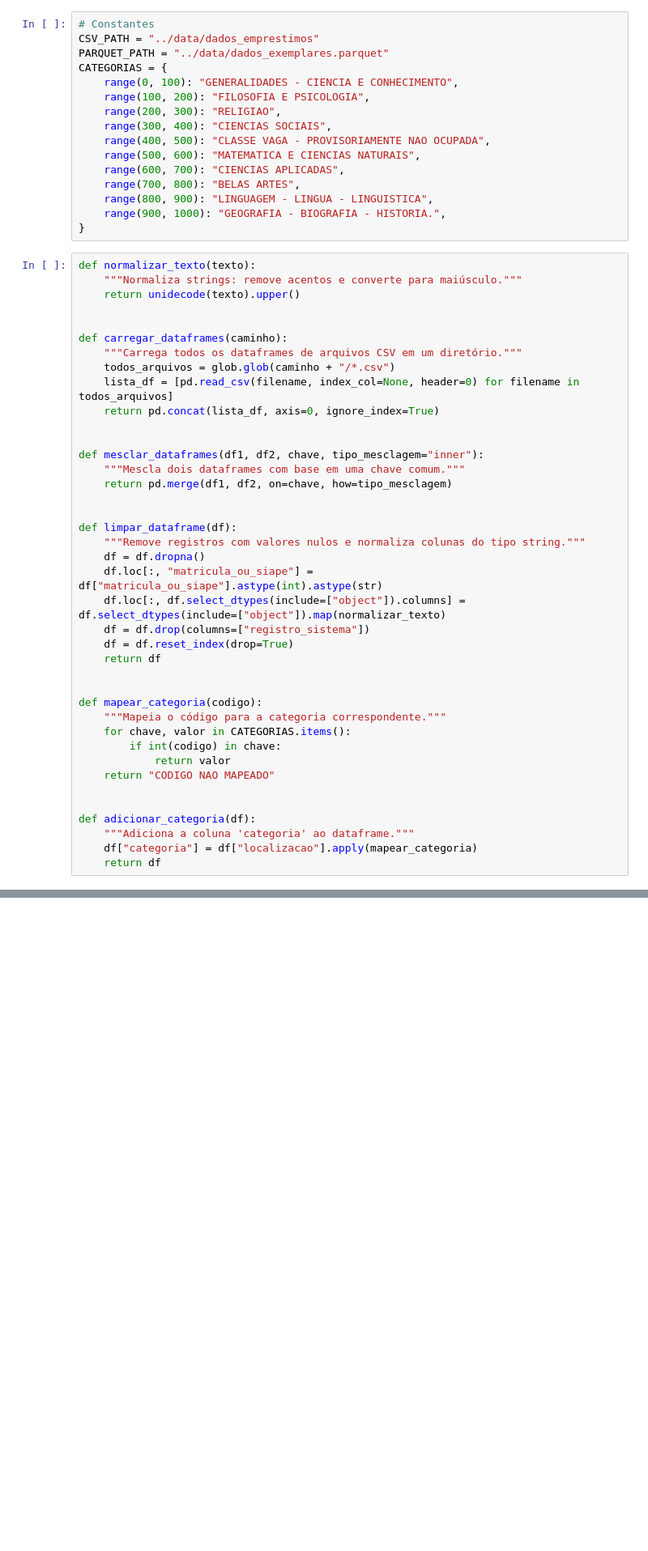
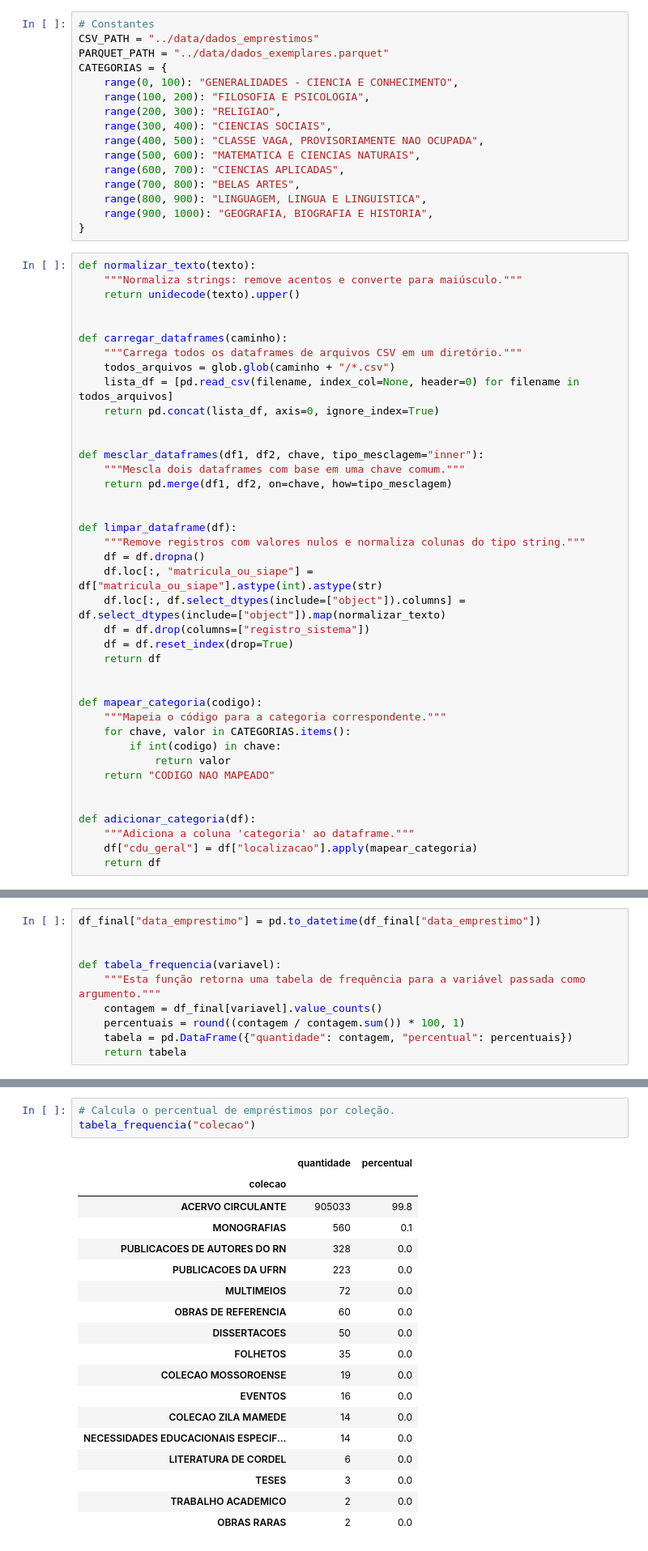
Before and after one commit to santannaflaercio/analise-dados-biblioteca, a Jupyter notebook: notebooks/analise_dos_dados.ipynb, the cells around one changed output, grey strips where cells are left out. Shown at 81% size. Cells and saved outputs as stored; diff of their text form; blank space fills up the shorter version.

Commit message:
Refactor: Update column naming and expand with frequency tables

```diff
--- a/notebooks/analise_dos_dados.ipynb
+++ b/notebooks/analise_dos_dados.ipynb
@@ -14,12 +14,12 @@ CATEGORIAS = {
     range(100, 200): "FILOSOFIA E PSICOLOGIA",
     range(200, 300): "RELIGIAO",
     range(300, 400): "CIENCIAS SOCIAIS",
-    range(400, 500): "CLASSE VAGA - PROVISORIAMENTE NAO OCUPADA",
+    range(400, 500): "CLASSE VAGA, PROVISORIAMENTE NAO OCUPADA",
     range(500, 600): "MATEMATICA E CIENCIAS NATURAIS",
     range(600, 700): "CIENCIAS APLICADAS",
     range(700, 800): "BELAS ARTES",
-    range(800, 900): "LINGUAGEM - LINGUA - LINGUISTICA",
-    range(900, 1000): "GEOGRAFIA - BIOGRAFIA - HISTORIA.",
+    range(800, 900): "LINGUAGEM, LINGUA E LINGUISTICA",
+    range(900, 1000): "GEOGRAFIA, BIOGRAFIA E HISTORIA",
 }
 # %%
 def normalizar_texto(texto):
@@ -59,7 +59,7 @@ def mapear_categoria(codigo):
 
 def adicionar_categoria(df):
     """Adiciona a coluna 'categoria' ao dataframe."""
-    df["categoria"] = df["localizacao"].apply(mapear_categoria)
+    df["cdu_geral"] = df["localizacao"].apply(mapear_categoria)
     return df
 # %%
 # Carregar os arquivos CSV em um dataframe unificado
@@ -181,3 +182,13 @@ A análise do gráfico revela um padrão notável na atividade de empréstimos a
 * A partir das 18 horas, nota-se uma redução drástica na atividade de empréstimo, possivelmente devido ao encerramento das operações da biblioteca ou à redução esperada do fluxo de usuários ao final do expediente.
 
 Essas informações são cruciais para a biblioteca ao planejar a alocação de recursos, definir os horários de trabalho dos funcionários e elaborar estratégias promocionais para incentivar o empréstimo de livros nos períodos de menor atividade. Adicionalmente, a identificação do horário de pico é essencial para otimizar a gestão do espaço físico e do acervo, garantindo um atendimento eficiente durante os momentos de alta demanda.
+# %%
+df_final["data_emprestimo"] = pd.to_datetime(df_final["data_emprestimo"])
+
+
+def tabela_frequencia(variavel):
+    """Esta função retorna uma tabela de frequência para a variável passada como argumento."""
+    contagem = df_final[variavel].value_counts()
+    percentuais = round((contagem / contagem.sum()) * 100, 1)
+    tabela = pd.DataFrame({"quantidade": contagem, "percentual": percentuais})
+    return tabela
@@ -183,0 +208,22 @@ Essas informações são cruciais para a biblioteca ao planejar a alocação de
+# %%
+# Calcula o percentual de empréstimos por coleção.
+tabela_frequencia("colecao")
+# %% [output]
+|  | quantidade | percentual |
+| colecao |  |  |
+| ACERVO CIRCULANTE | 905033 | 99.8 |
+| MONOGRAFIAS | 560 | 0.1 |
+| PUBLICACOES DE AUTORES DO RN | 328 | 0.0 |
+| PUBLICACOES DA UFRN | 223 | 0.0 |
+| MULTIMEIOS | 72 | 0.0 |
+| OBRAS DE REFERENCIA | 60 | 0.0 |
+| DISSERTACOES | 50 | 0.0 |
+| FOLHETOS | 35 | 0.0 |
+| COLECAO MOSSOROENSE | 19 | 0.0 |
+| EVENTOS | 16 | 0.0 |
+| COLECAO ZILA MAMEDE | 14 | 0.0 |
+| NECESSIDADES EDUCACIONAIS ESPECIF... | 14 | 0.0 |
+| LITERATURA DE CORDEL | 6 | 0.0 |
+| TESES | 3 | 0.0 |
+| TRABALHO ACADEMICO | 2 | 0.0 |
+| OBRAS RARAS | 2 | 0.0 |
```
Also changed, not shown: parts of 4 cells of this notebook, 1 other file.
